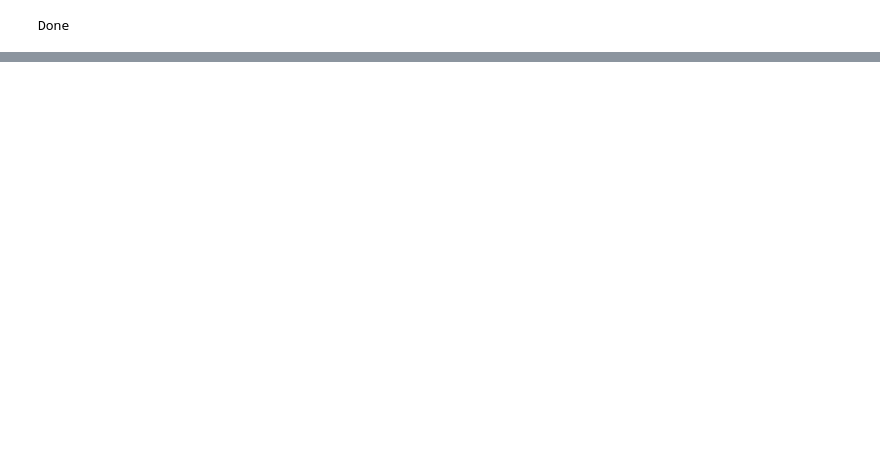
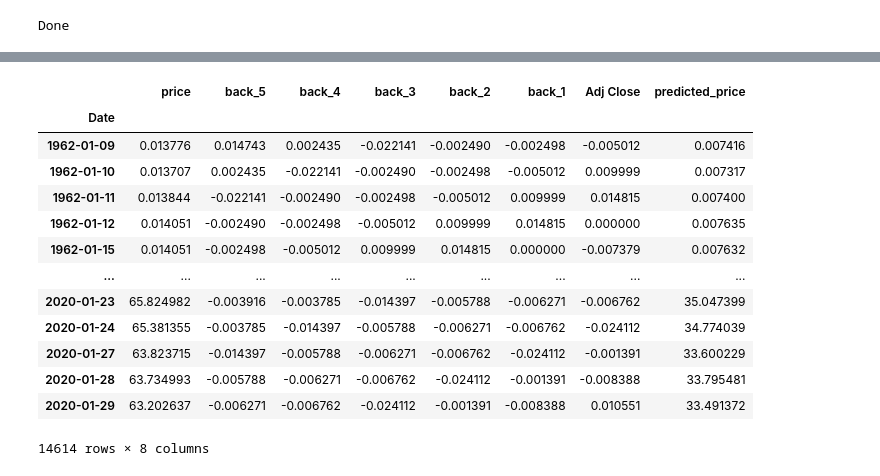
Before and after one commit to AHalarewicz/TimeSeriesAnalysis, a Jupyter notebook: notebooks/keras_predictions.ipynb, the cells around one changed output, grey strips where cells are left out. Drawn from its saved outputs; the diff is of its cells as text; code cells hidden in the pictures; blank space fills up the shorter version.

```diff
--- a/notebooks/keras_predictions.ipynb
+++ b/notebooks/keras_predictions.ipynb
@@ -380,6 +405,8 @@ def run_cross_validation():
     #best_epochs = 0
     best_mean_accuracy = 0
     loop = 0
+    good_models = 0
+    bad_models = 0
 
     # read_data
     time_series_df = read_data(file_path)
@@ -419,12 +446,13 @@ def run_cross_validation():
                         print('CURRENT', current_hyperparameters)
 
                         loop += 1
+                        batch_max_accuracy = 0
                         for i in range(10):
 
                             print('PROGRESS: ', loop)
 
                             ###
-                            X_train, X_test, y_train, y_test = train_test_split(predictors, targets, test_size=TEST_SIZE)
+                            X_train, X_test, y_train, y_test = train_test_split(predictors, targets, test_size=TEST_SIZE, stratify=None, shuffle=False)
 
                             ###
 
@@ -437,10 +465,35 @@ def run_cross_validation():
                             ###
 
                             predictions, y_test_exp = revert_exp(predictions, y_test)
-                            accuracies.append(get_accuracy(y_test_exp, predictions))
+                            #accuracies.append(get_accuracy(y_test_exp, predictions))
 
 
-                        mean_accuracy = np.mean(accuracies)
+                            ### make sure model is useful
+                            min_pred = float(min(predictions))
+                            max_pred = float(max(predictions))
+                            is_good_model = min_pred<=1.0 and max_pred>=1.0
+                            good_models += is_good_model
+                            bad_models += (not is_good_model)
+                            print(is_good_model, ' Good:',good_models, ' Bad:', bad_models,' Rate:',good_models/(good_models+bad_models))
+                            ###
+
+                            if is_good_model:
+                                current_accuracy = get_accuracy(y_test_exp, predictions)
+                                accuracies.append(current_accuracy)
+
+                                if current_accuracy > batch_max_accuracy:
+                                    batch_max_accuracy = current_accuracy
+                                    batch_best_model = model
+
+                            if (not is_good_model):
+                                accuracies.append(0)
+
+
+
+
+                        mean_accuracies = 0
+                        if len(accuracies)>0:
+                            mean_accuracy = np.mean(accuracies)
 
                         if mean_accuracy>best_mean_accuracy:
                             print('NEW BEST PARAMS FOUND!')
@@ -450,7 +503,8 @@ def run_cross_validation():
                                 'nodes': N_NODES,
                                 'test_size': TEST_SIZE,
                                 'days_clipped': DAYS_TO_CLIP,
-                                'mean_accuracy': mean_accuracy
+                                'mean_accuracy': mean_accuracy,
+                                'accuracy': best_mean_accuracy
                             }
                             #best_layers = N_LAYERS
                             #best_nodes = N_NODES
@@ -458,10 +512,11 @@ def run_cross_validation():
                             #best_days_clipped = DAYS_TO_CLIP
                             #best_epochs = N_EPOCHS
                             best_mean_accuracy = mean_accuracy
-                            best_model = model
+                            #best_model = model
+                            best_model = batch_best_model
                         print('BEST PARAMS:')
                         print(hyperparameters)
 
-    return model, hyperparameters
+    return best_model, hyperparameters
 
 model, params = run_cross_validation()
@@ -509,19 +554,35 @@ raw_data
 # %%
 viz_df = raw_data[['Adj Close']]
 viz_df.columns = ['price']
 
 
 viz_df = pd.merge(viz_df, time_series_df, left_index=True, right_index=True, how='outer')
 
 viz_df = viz_df.dropna()
 
 X_viz = viz_df[['back_5', 'back_4', 'back_3', 'back_2', 'back_1']].values
 
-preds_viz = model.predict(X_viz)
+preds_viz = model.predict(X_scaler.transform(X_viz))
 preds_viz = np.exp(preds_viz)
+preds_viz = y_scaler.inverse_transform(preds_viz)
 viz_df['predicted_price'] = preds_viz
 viz_df['predicted_price'] = viz_df['price'] * viz_df['predicted_price']
 viz_df
+# %% [output]
+|  | price | back_5 | back_4 | back_3 | back_2 | back_1 | Adj Close | predicted_price |
+| Date |  |  |  |  |  |  |  |  |
+| 1962-01-09 | 0.013776 | 0.014743 | 0.002435 | -0.022141 | -0.002490 | -0.002498 | -0.005012 | 0.007416 |
+| 1962-01-10 | 0.013707 | 0.002435 | -0.022141 | -0.002490 | -0.002498 | -0.005012 | 0.009999 | 0.007317 |
+| 1962-01-11 | 0.013844 | -0.022141 | -0.002490 | -0.002498 | -0.005012 | 0.009999 | 0.014815 | 0.007400 |
+| 1962-01-12 | 0.014051 | -0.002490 | -0.002498 | -0.005012 | 0.009999 | 0.014815 | 0.000000 | 0.007635 |
+| 1962-01-15 | 0.014051 | -0.002498 | -0.005012 | 0.009999 | 0.014815 | 0.000000 | -0.007379 | 0.007632 |
+| ... | ... | ... | ... | ... | ... | ... | ... | ... |
+| 2020-01-23 | 65.824982 | -0.003916 | -0.003785 | -0.014397 | -0.005788 | -0.006271 | -0.006762 | 35.047399 |
+| 2020-01-24 | 65.381355 | -0.003785 | -0.014397 | -0.005788 | -0.006271 | -0.006762 | -0.024112 | 34.774039 |
+| 2020-01-27 | 63.823715 | -0.014397 | -0.005788 | -0.006271 | -0.006762 | -0.024112 | -0.001391 | 33.600229 |
+| 2020-01-28 | 63.734993 | -0.005788 | -0.006271 | -0.006762 | -0.024112 | -0.001391 | -0.008388 | 33.795481 |
+| 2020-01-29 | 63.202637 | -0.006271 | -0.006762 | -0.024112 | -0.001391 | -0.008388 | 0.010551 | 33.491372 |
+14614 rows × 8 columns
 # %%
 def predict_tomorrow():
     X = tomorrows_predictors.values
```
Also changed, not shown: parts of 31 cells of this notebook, 1 other file.
